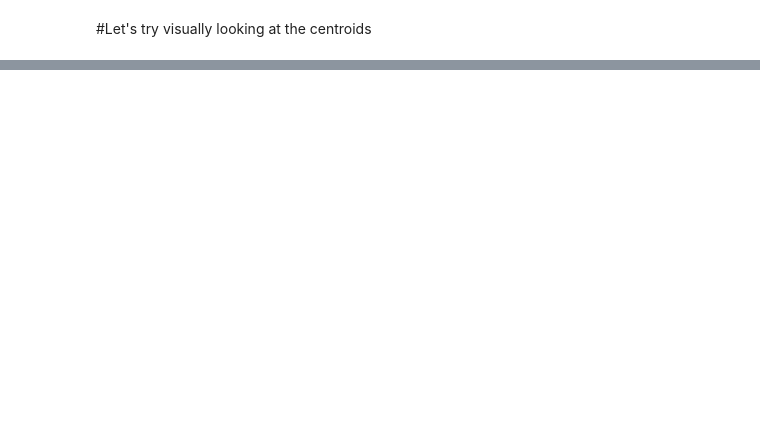
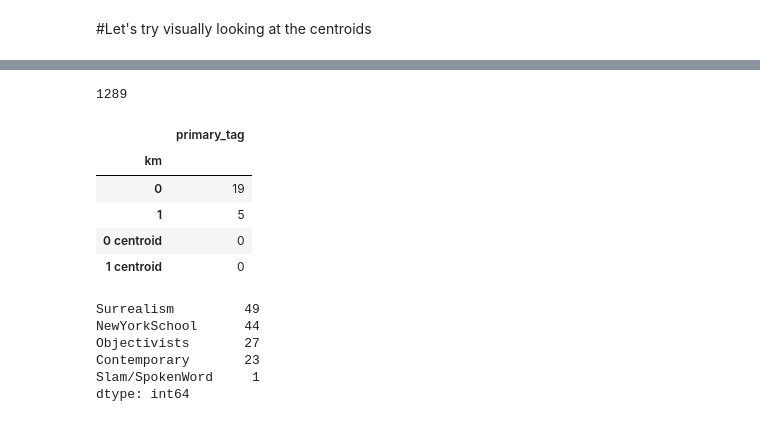
Before and after one commit to huiruru/FinalProject, a Jupyter notebook: ScratchPad/Kmeans.ipynb, the cells around one changed output, grey strips where cells are left out. Saved outputs shown, nothing was run; the diff lists cells and outputs as text; code cells hidden in the pictures; blank space fills up the shorter version.

```diff
--- a/ScratchPad/Kmeans.ipynb
+++ b/ScratchPad/Kmeans.ipynb
@@ -300,0 +290,26 @@ td = pd.concat([odf[['label', 'strlabel', 'poet_name']], y], axis = 1).sort('ag'
+# %%
+len(full_ds)
+
+fdf = pd.concat([full_ds, df[outcome]], axis = 1)
+
+len(fdf)
+# %% [output]
+1289
+# %%
+fdf.groupby("km").agg({"primary_tag": pd.Series.nunique})
+# %% [output]
+|  | primary_tag |
+| km |  |
+| 0 | 19 |
+| 1 | 5 |
+| 0 centroid | 0 |
+| 1 centroid | 0 |
+# %%
+fdf.query("km == 1")['primary_tag'].value_counts()
+# %% [output]
+Surrealism         49
+NewYorkSchool      44
+Objectivists       27
+Contemporary       23
+Slam/SpokenWord     1
+dtype: int64
```
Also changed, not shown: parts of 34 cells of this notebook.
